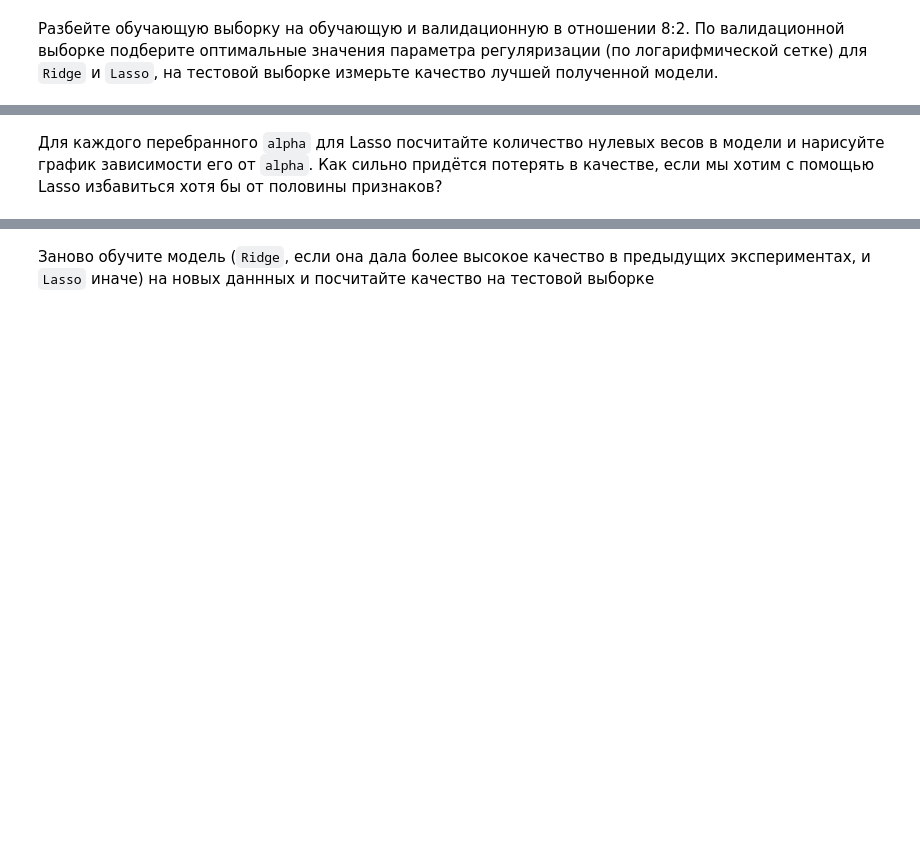
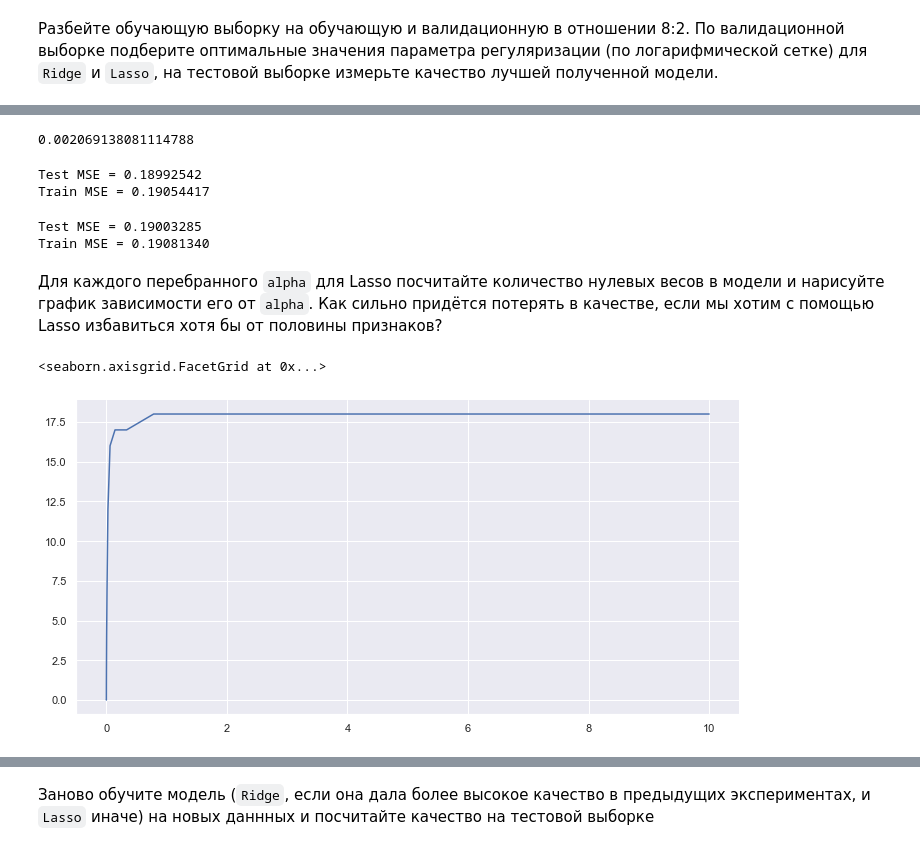
Before and after one commit to miche2020/ml-course-hse, a Jupyter notebook: 2020-fall/homeworks-practice/homework-practice-02-linregr.ipynb, the cells around one changed output, grey strips where cells are left out. Drawn from its saved outputs; the diff is of its cells as text; code cells hidden in the pictures; blank space fills up the shorter version.

```diff
--- a/2020-fall/homeworks-practice/homework-practice-02-linregr.ipynb
+++ b/2020-fall/homeworks-practice/homework-practice-02-linregr.ipynb
@@ -523,2 +527,6 @@ Train MSE = 0.24554991
+# %%
+right = data.log_trip_duration.mean()+4*data.log_trip_duration.std()
+left = data.log_trip_duration.mean()-4*data.log_trip_duration.std()
+data=data[(data.log_trip_duration<right)&(data.log_trip_duration>left)]
 # %% [markdown]
 Сейчас у нас очень много категориальных признаков. В категориальных признаках могут содержаться редкие категории, обычно это плохо: модель сильно переобучается на таких примерах. Попробуйте объединить редкие категории в одну. Естественно, делать это нужно только для действительно редких категорий.
@@ -536,0 +578,11 @@ Train MSE = 0.24554991
+# %%
+# ╰( ͡° ͜ʖ ͡° )つ──☆*:・ﾟ
+col_transform = make_column_transformer((OneHotEncoder(handle_unknown="ignore"), categorical),
+                                        (StandardScaler(), numeric))
+pipe = make_pipeline(col_transform, Lasso())
+pipe.fit(X_train, y_train)
+y_train_pred = pipe.predict(X_train)
+y_test_pred = pipe.predict(X_test)
+
+print("Test MSE = %.8f" % mean_squared_error(y_test, y_test_pred))
+print("Train MSE = %.8f" % mean_squared_error(y_train, y_train_pred))
@@ -540,0 +594,22 @@ Train MSE = 0.24554991
+# %%
+# ╰( ͡° ͜ʖ ͡° )つ──☆*:・ﾟ
+X_train_valid, X_test_valid, y_train_valid, y_test_valid = train_test_split(
+    X_train, y_train, test_size=0.2, random_state=10)
+alphas = np.logspace(-6, 1, 20)
+lossR = []
+coefR = []
+lossL = []
+coefL = []
+# %%
+for i in alphas:
+    #Ridge
+    pipe = Pipeline(steps=[('ohe_sc',col_transform), ('reg',Ridge(alpha=i))])
+    model = pipe.fit(X_train_valid, y_train_valid)
+    lossR.append(mean_squared_error(y_test_valid,model.predict(X_test_valid)))
+    coefR.append(model['reg'].coef_)
+
+    #Lasso
+    pipe = Pipeline(steps=[('ohe_sc',col_transform), ('reg',Lasso(alpha=i))])
+    model = pipe.fit(X_train_valid, y_train_valid)
+    lossL.append(mean_squared_error(y_test_valid,model.predict(X_test_valid)))
+    coefL.append(model['reg'].coef_)
@@ -541,2 +621,28 @@ Train MSE = 0.24554991
+# %%
+alpha_lasso = alphas[lossL.index(min(lossL))]
+alpha_lasso
+# %% [output]
+0.002069138081114788
+# %%
+pipe = Pipeline(steps=[('ohe_sc',col_transform), ('reg',Ridge(alpha=alpha_ridge))])
+model = pipe.fit(X_train, y_train)
+y_train_pred=pipe.predict(X_train)
+y_test_pred=pipe.predict(X_test)
+
+print("Test MSE = %.8f" % mean_squared_error(y_test, y_test_pred))
+print("Train MSE = %.8f" % mean_squared_error(y_train, y_train_pred))
+# %% [output]
+Test MSE = 0.18992542
+Train MSE = 0.19054417
+# %%
+pipe = Pipeline(steps=[('ohe_sc',col_transform), ('reg',Lasso(alpha=alpha_lasso))])
+model = pipe.fit(X_train, y_train)
+y_train_pred=pipe.predict(X_train)
+y_test_pred=pipe.predict(X_test)
+print("Test MSE = %.8f" % mean_squared_error(y_test, y_test_pred))
+print("Train MSE = %.8f" % mean_squared_error(y_train, y_train_pred))
+# %% [output]
+Test MSE = 0.19003285
+Train MSE = 0.19081340
 # %% [markdown]
 Для каждого перебранного `alpha` для Lasso посчитайте количество нулевых весов в модели и нарисуйте график зависимости его от `alpha`. Как сильно придётся потерять в качестве, если мы хотим с помощью Lasso избавиться хотя бы от половины признаков?
@@ -545,3 +649,14 @@ Train MSE = 0.24554991
+# %%
+#╰( ͡° ͜ʖ ͡° )つ──☆*:・ﾟ
+Zeros=[]
+
+for alpha, weight in zip(alphas, coefL):
+    number_zeros=len(np.where(weight==0)[0])
+    Zeros.append(number_zeros)
+sns.relplot(x=alphas, y=Zeros, kind='line', height=5, aspect=2)
+# %% [output]
+<seaborn.axisgrid.FacetGrid at 0x...>
+[figure, added]
 # %% [markdown]
 <img src="https://www.dropbox.com/s/wp4jj0599np17lh/map_direction.png?raw=1" width="20%" align="right" style="margin-left: 20px">
 
```
Also changed, not shown: parts of 12 cells of this notebook.
